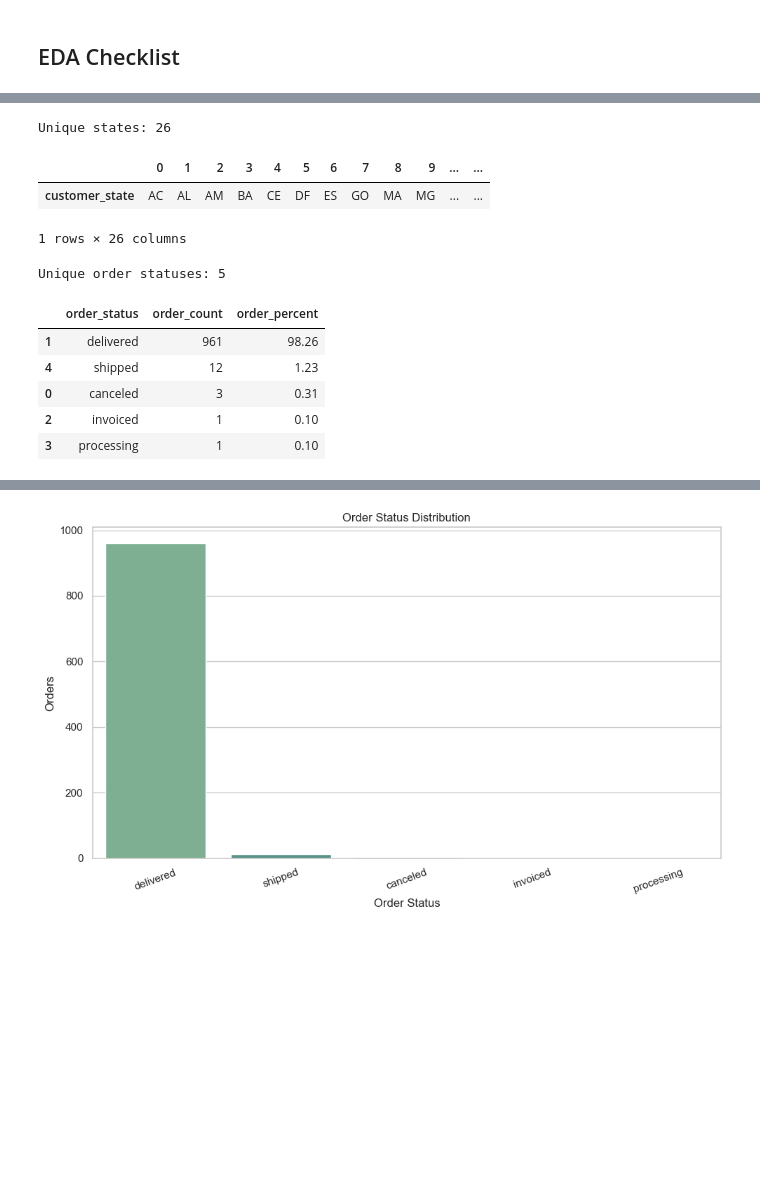
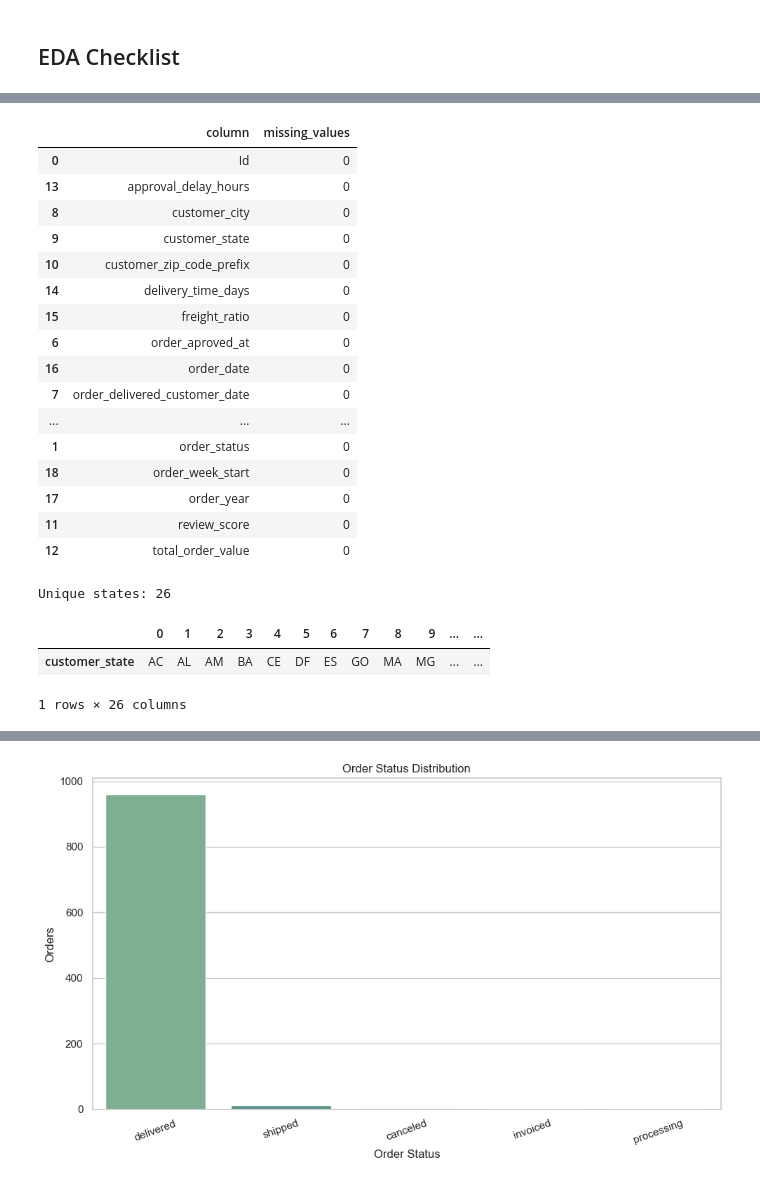
Before and after one commit to Aditya26ind/sales-pipeline-local, a Jupyter notebook: notebooks/target_insights.ipynb, the cells around one changed output, grey strips where cells are left out. Saved outputs shown, nothing was run; the diff lists cells and outputs as text; code cells hidden in the pictures; blank space fills up the shorter version.

```diff
--- a/notebooks/target_insights.ipynb
+++ b/notebooks/target_insights.ipynb
@@ -166 +144,30 @@ missing_values_df
+# %%
+missing_values_exprs = [
+    F.sum(F.when(F.col(column).isNull(), 1).otherwise(0)).alias(column)
+    for column in spark_df.columns
+]
+missing_values_row = spark_df.select(missing_values_exprs).collect()[0].asDict()
+missing_values_pd = pd.DataFrame(
+    [(column, missing_values_row[column]) for column in spark_df.columns],
+    columns=["column", "missing_values"],
+).sort_values(["missing_values", "column"], ascending=[False, True])
+missing_values_pd
+# %% [output]
+|  | column | missing_values |
+| 0 | Id | 0 |
+| 13 | approval_delay_hours | 0 |
+| 8 | customer_city | 0 |
+| 9 | customer_state | 0 |
+| 10 | customer_zip_code_prefix | 0 |
+| 14 | delivery_time_days | 0 |
+| 15 | freight_ratio | 0 |
+| 6 | order_aproved_at | 0 |
+| 16 | order_date | 0 |
+| 7 | order_delivered_customer_date | 0 |
+| ... | ... | ... |
+| 1 | order_status | 0 |
+| 18 | order_week_start | 0 |
+| 17 | order_year | 0 |
+| 11 | review_score | 0 |
+| 12 | total_order_value | 0 |
 # %%
@@ -178,23 +179,3 @@ Unique states: 26
 |  | 0 | 1 | 2 | 3 | 4 | 5 | 6 | 7 | 8 | 9 | ... | ... |
 | customer_state | AC | AL | AM | BA | CE | DF | ES | GO | MA | MG | ... | ... |
 1 rows × 26 columns
-# %%
-status_distribution_df = (
-    df.groupby("order_status", as_index=False)
-    .agg(order_count=("Id", "count"))
-    .sort_values("order_count", ascending=False)
-)
-print(f"Unique order statuses: {status_distribution_df['order_status'].nunique()}")
-status_distribution_df["order_percent"] = (
-    status_distribution_df["order_count"] / status_distribution_df["order_count"].sum() * 100
-).round(2)
-
-status_distribution_df
-# %% [output]
-Unique order statuses: 5
-|  | order_status | order_count | order_percent |
-| 1 | delivered | 961 | 98.26 |
-| 4 | shipped | 12 | 1.23 |
-| 0 | canceled | 3 | 0.31 |
-| 2 | invoiced | 1 | 0.10 |
-| 3 | processing | 1 | 0.10 |
```
Also changed, not shown: parts of 43 cells of this notebook.
